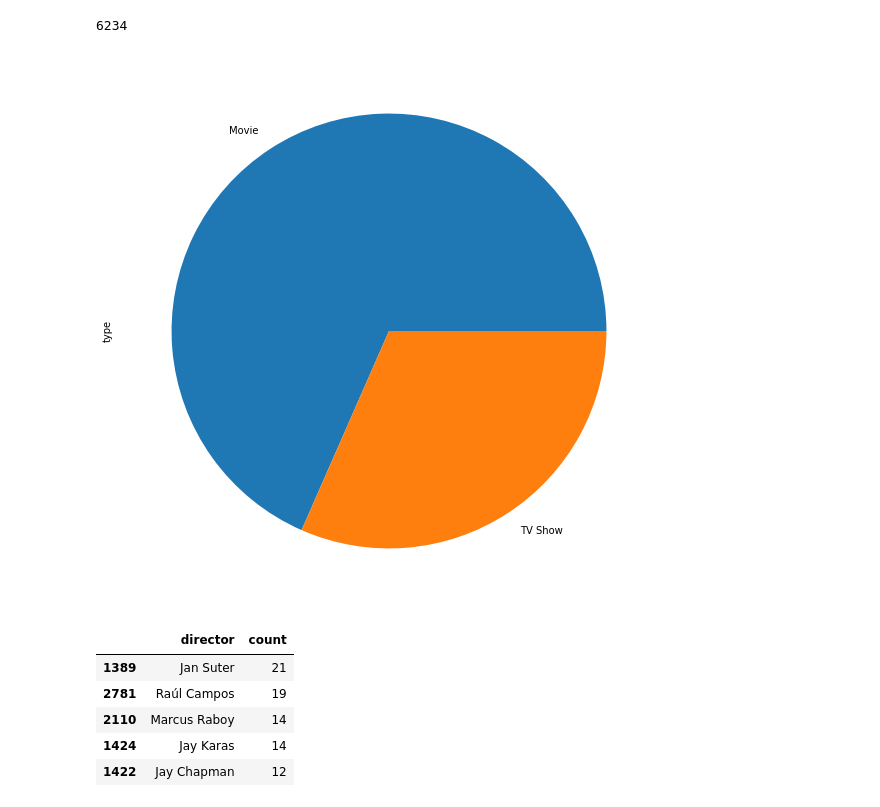
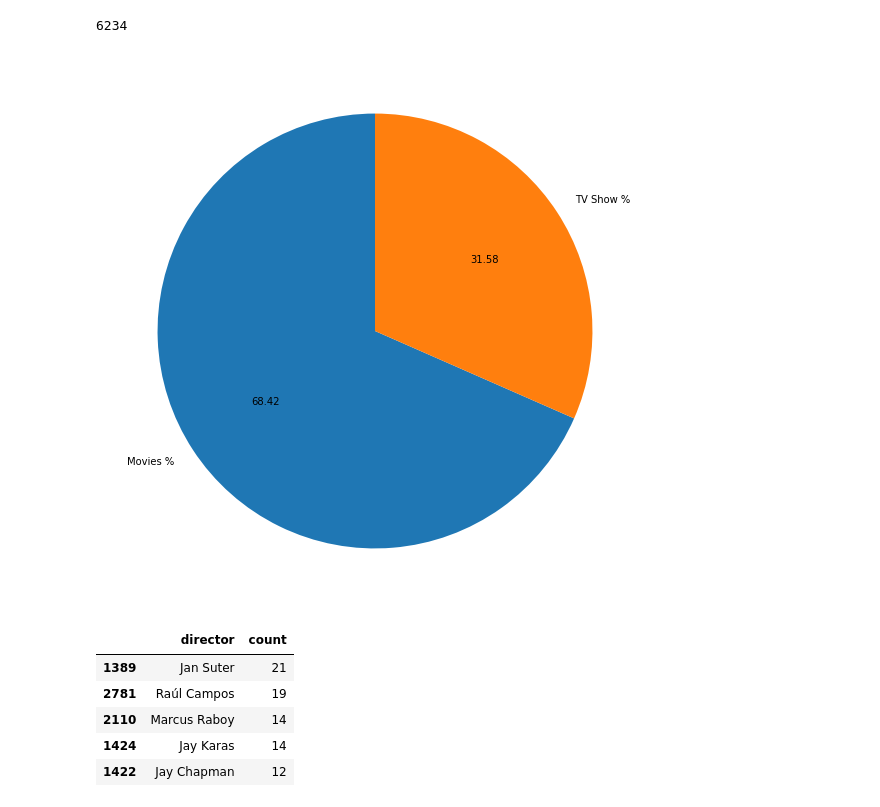
Before and after one commit to Sufi737/Netflix-data-analysis, a Jupyter notebook: Code.ipynb, the cells around one changed output. Cells and saved outputs as stored; diff of their text form; code cells hidden in the pictures.

```diff
--- a/Code.ipynb
+++ b/Code.ipynb
@@ -21,9 +21,13 @@ data['show_id'].count()
 # %%
 #distribution of TV shows and Movies
 import matplotlib.pyplot as plt
-type_count = data['type'].value_counts().plot(kind="pie", figsize=(12, 10))
+type_count = data['type'].value_counts()
+ser_labels = 'Movies %', 'TV Show %'
+plt.figure(figsize=(15,10))
+plt.pie(type_count, labels = ser_labels, autopct='%1.2f', startangle=90)
+plt.show()
 # %% [output]
-[figure, old version]
+[figure, new version]
 # %%
 '''
 splits comma seperated values into seperate columns similar to One Hot Encoding
```
Also changed, not shown: parts of 2 cells of this notebook.
